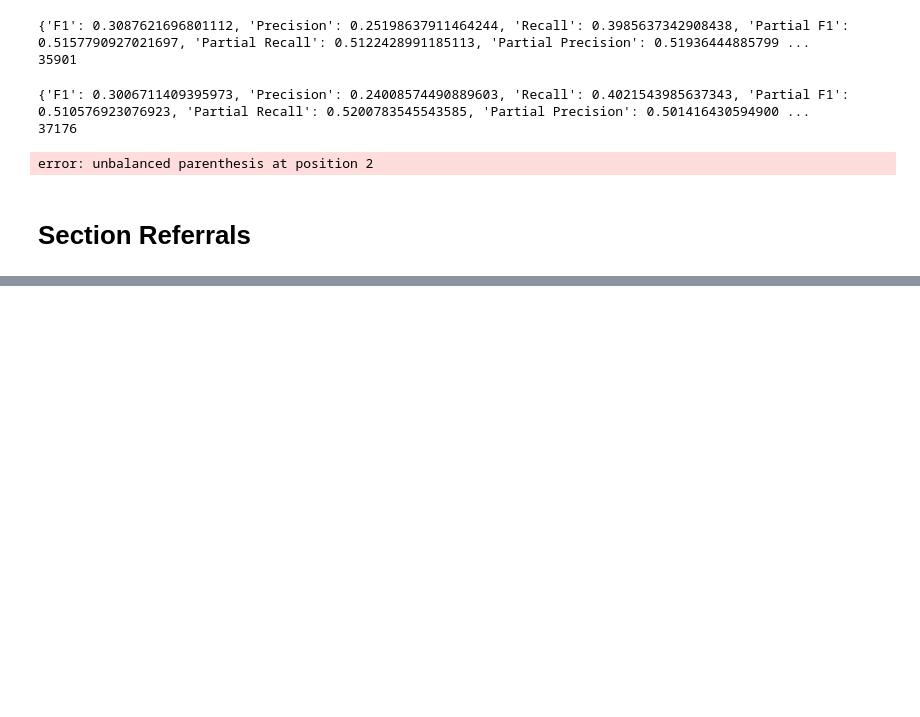
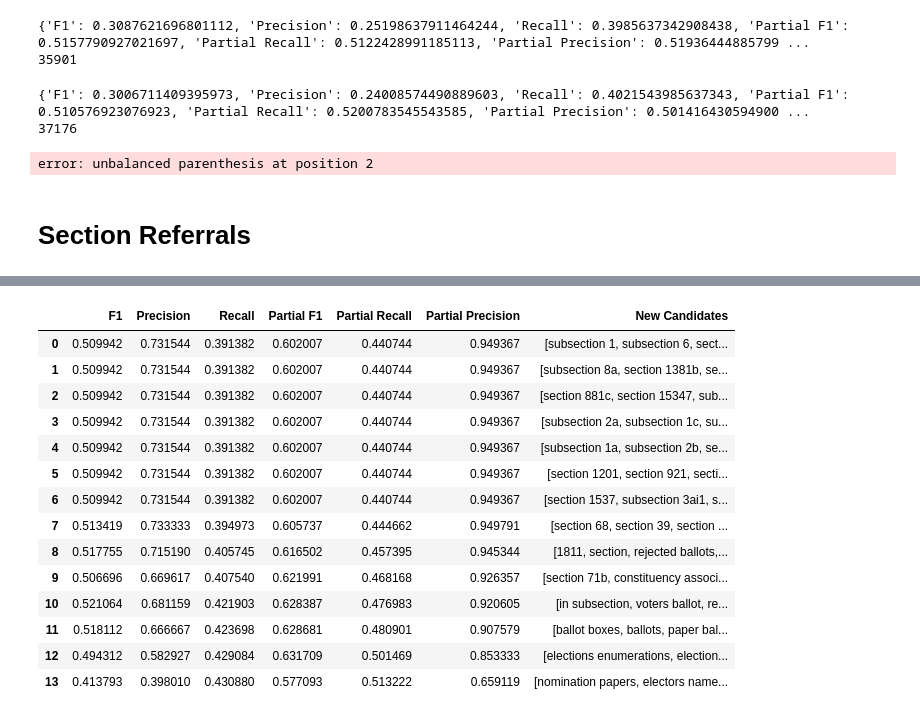
Before and after one commit to qubies/ElectionProject, a Jupyter notebook: Running.ipynb, the cells around one changed output, grey strips where cells are left out. Saved outputs shown, nothing was run; the diff lists cells and outputs as text; code cells hidden in the pictures; blank space fills up the shorter version.

Commit message:
self refs added

```diff
--- a/Running.ipynb
+++ b/Running.ipynb
@@ -1026,0 +994,3 @@ True
+# %%
+eval_data['self_references_validated'] = eval_data['self_references_validated'].apply(lambda x: {remove_punctuation(y) for y in x})
+eval_data['self_references_validated'].head()
@@ -1026,0 +1035,6 @@ True
+# %%
+seedset = set((x for x in interpretations.seed if x))
+for x in df['self_references_validated']:
+    seedset.update(x)
+
+seeds = Patterns(seedset, eval_data)
@@ -1026,0 +1045,2 @@ True
+# %%
+seeds.run(df)
@@ -1026,0 +1063,21 @@ True
+# %%
+currentF1 = seeds.results[-1]['F1']
+currentpF1 = seeds.results[-1]['Partial F1']
+fail_count=0
+
+while True:
+    seeds.build_patterns(df)
+    seeds.run(df)
+
+    if seeds.results[-1]['F1'] <= currentF1 and seeds.results[-1]['Partial F1'] <= currentpF1:
+        fail_count+=1
+        if fail_count >=10:
+            break
+    else:
+        fail_count = 0
+        f1diff = seeds.results[-1]['F1'] - currentF1
+        f1pdiff = seeds.results[-1]['Partial F1'] - currentpF1
+        print(f"F1 changed by: {f1diff*100:.2f} and is at {seeds.results[-1]['F1']*100:.2f}")
+        print(f"Partial F1 changed by: {f1pdiff*100:.2f} and is at {seeds.results[-1]['Partial F1']*100:.2f}")
+        currentF1 = seeds.results[-1]['F1']
+        currentpF1 = seeds.results[-1]['Partial F1']
@@ -1026,0 +1139,19 @@ True
+# %%
+data = pd.DataFrame(seeds.results)
+data
+# %% [output]
+|  | F1 | Precision | Recall | Partial F1 | Partial Recall | Partial Precision | New Candidates |
+| 0 | 0.509942 | 0.731544 | 0.391382 | 0.602007 | 0.440744 | 0.949367 | [subsection 1, subsection 6, sect... |
+| 1 | 0.509942 | 0.731544 | 0.391382 | 0.602007 | 0.440744 | 0.949367 | [subsection 8a, section 1381b, se... |
+| 2 | 0.509942 | 0.731544 | 0.391382 | 0.602007 | 0.440744 | 0.949367 | [section 881c, section 15347, sub... |
+| 3 | 0.509942 | 0.731544 | 0.391382 | 0.602007 | 0.440744 | 0.949367 | [subsection 2a, subsection 1c, su... |
+| 4 | 0.509942 | 0.731544 | 0.391382 | 0.602007 | 0.440744 | 0.949367 | [subsection 1a, subsection 2b, se... |
+| 5 | 0.509942 | 0.731544 | 0.391382 | 0.602007 | 0.440744 | 0.949367 | [section 1201, section 921, secti... |
+| 6 | 0.509942 | 0.731544 | 0.391382 | 0.602007 | 0.440744 | 0.949367 | [section 1537, subsection 3ai1, s... |
+| 7 | 0.513419 | 0.733333 | 0.394973 | 0.605737 | 0.444662 | 0.949791 | [section 68, section 39, section ... |
+| 8 | 0.517755 | 0.715190 | 0.405745 | 0.616502 | 0.457395 | 0.945344 | [1811, section, rejected ballots,... |
+| 9 | 0.506696 | 0.669617 | 0.407540 | 0.621991 | 0.468168 | 0.926357 | [section 71b, constituency associ... |
+| 10 | 0.521064 | 0.681159 | 0.421903 | 0.628387 | 0.476983 | 0.920605 | [in subsection, voters ballot, re... |
+| 11 | 0.518112 | 0.666667 | 0.423698 | 0.628681 | 0.480901 | 0.907579 | [ballot boxes, ballots, paper bal... |
+| 12 | 0.494312 | 0.582927 | 0.429084 | 0.631709 | 0.501469 | 0.853333 | [elections enumerations, election... |
+| 13 | 0.413793 | 0.398010 | 0.430880 | 0.577093 | 0.513222 | 0.659119 | [nomination papers, electors name... |
```
Also changed, not shown: parts of 40 cells of this notebook.
